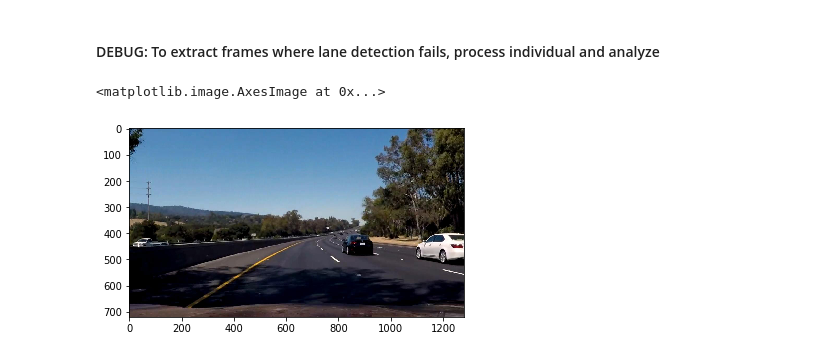
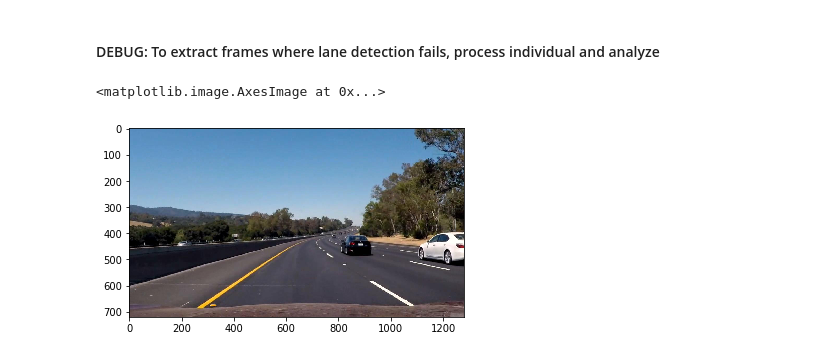
Before and after one commit to apoorva-t/CarND-Advanced-Lane-Lines, a Jupyter notebook: AdvLaneLine.ipynb, the cells around one changed output. Saved outputs shown, nothing was run; the diff lists cells and outputs as text; code cells hidden in the pictures.

```diff
--- a/AdvLaneLine.ipynb
+++ b/AdvLaneLine.ipynb
@@ -349,11 +455,11 @@ times = 41.5, 41.7, 41.9, 42.0, 42.2, 42.5
 
 extract_frames(movie, times, imgdir)
 # %%
-image1 = mpimg.imread('frames2/41.9.jpg')
+image1 = mpimg.imread('frames2/42.7.jpg')
 plt.imshow(image1)
 # %% [output]
 <matplotlib.image.AxesImage at 0x...>
-[figure, old version]
+[figure, new version]
 # %%
 undist = cv2.undistort(image1, mtx, dist)
 threshImg = s_thresh(undist, (90,255))
```
Also changed, not shown: parts of 33 cells of this notebook.
